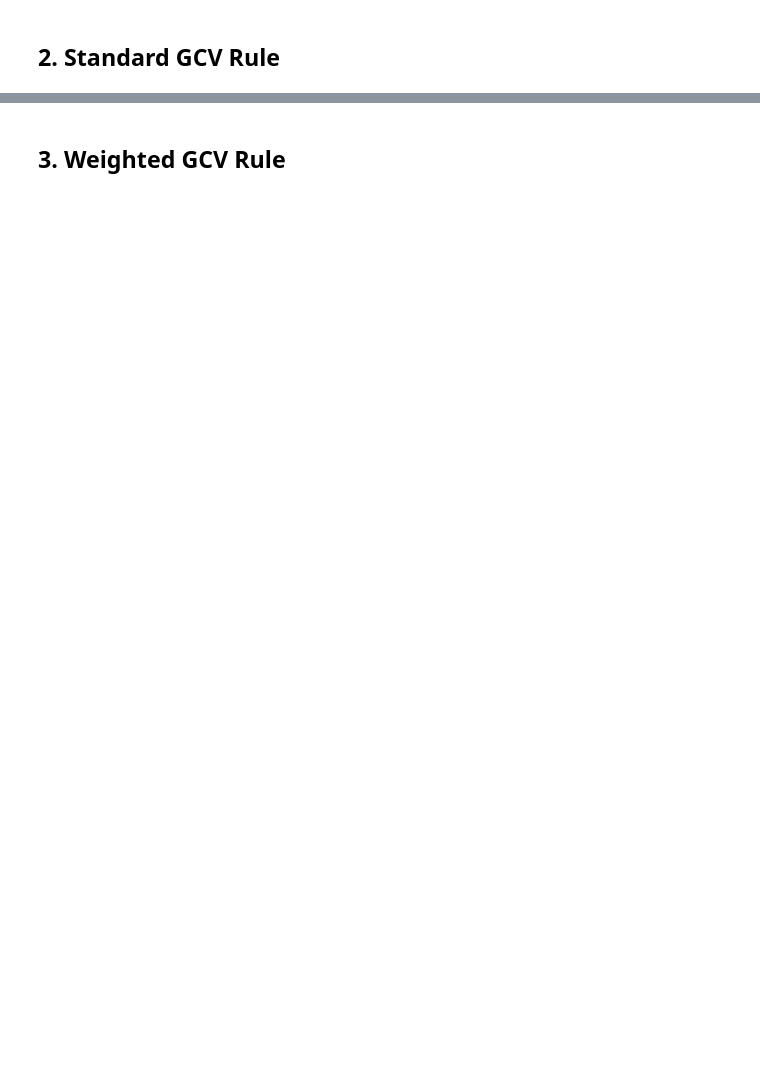
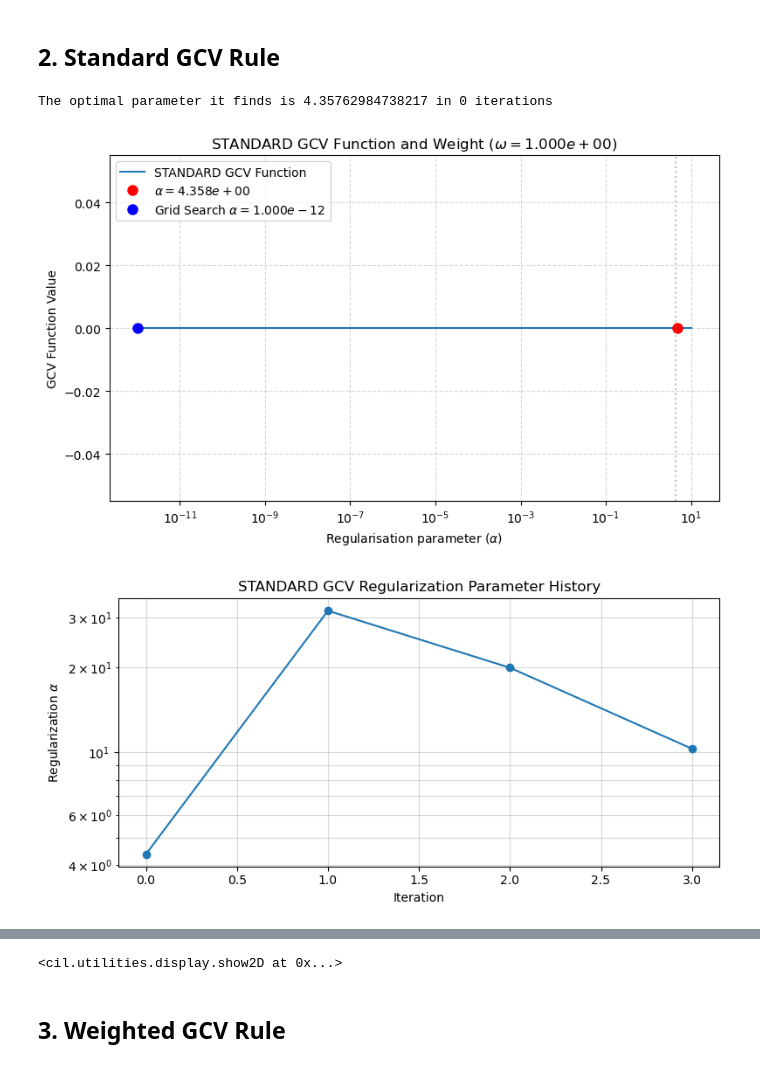
Before and after one commit to bryceshirley/CIL, a Jupyter notebook: docs/source/demos/hybrid/cylinder_L1wavelets.ipynb, the cells around one changed output, grey strips where cells are left out. Saved outputs shown, nothing was run; the diff lists cells and outputs as text; code cells hidden in the pictures; blank space fills up the shorter version.

```diff
--- a/docs/source/demos/hybrid/cylinder_L1wavelets.ipynb
+++ b/docs/source/demos/hybrid/cylinder_L1wavelets.ipynb
@@ -225,9 +227,14 @@ hybridlsqrgcv.run(maxit, verbose=True)
 # %%
 print("The optimal parameter it finds is", hybridlsqrgcv.regalpha, "in", hybridlsqrgcv.iteration, "iterations")
 
 hybridlsqrgcv.reg_rule.plot_function()
 hybridlsqrgcv.reg_rule.plot_history()
 
 show2D(hybridlsqrgcv.solution,
         title=f"GCV \n Optimal alpha: {hybridlsqrgcv.regalpha:.2e}",
+        slice_list=('vertical', max_vslice),
         cmap="inferno")
+# %% [output]
+The optimal parameter it finds is 4.35762984738217 in 0 iterations
+[figure, added]
+[figure, added]
@@ -234,3 +242,4 @@ show2D(hybridlsqrgcv.solution,
+<cil.utilities.display.show2D at 0x...>
 # %% [markdown]
 ## 3. Weighted GCV Rule
 # %%
```
Also changed, not shown: parts of 13 cells of this notebook, 5 other files.
